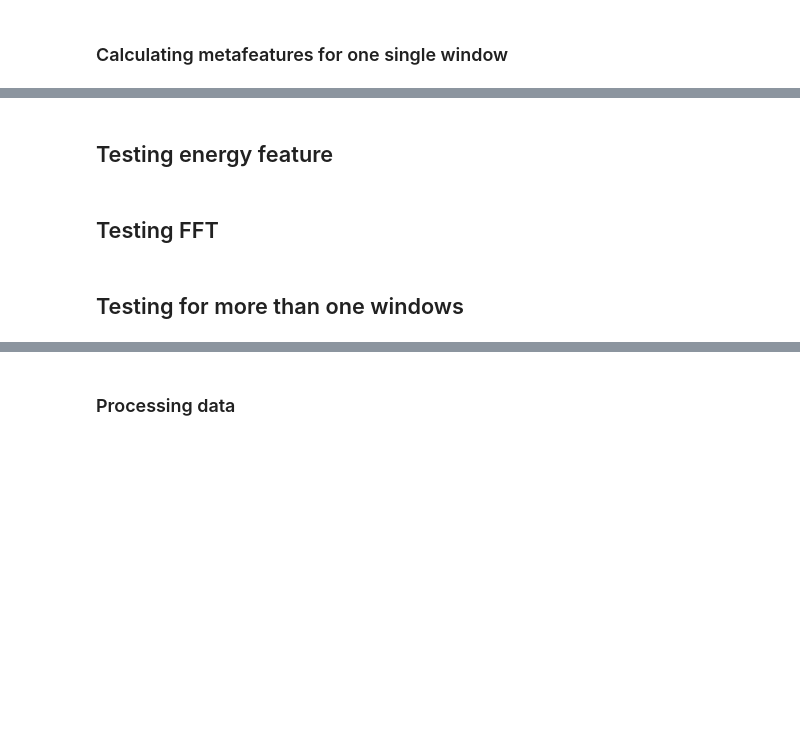
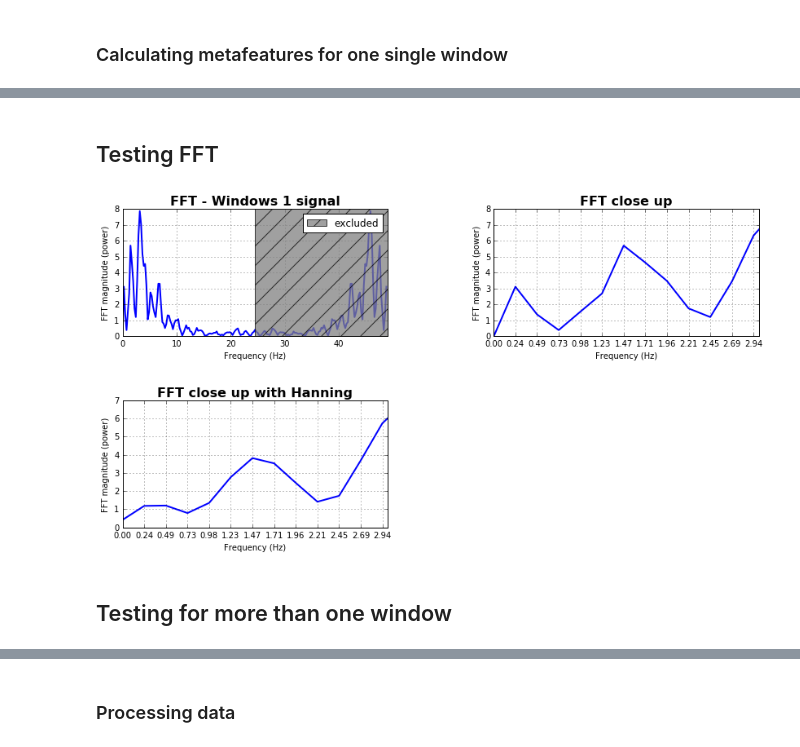
Before and after one commit to ewerlopes/phd_robogame, a Jupyter notebook: data_analysis.ipynb, the cells around one changed output, grey strips where cells are left out. Saved outputs shown, nothing was run; the diff lists cells and outputs as text; code cells hidden in the pictures; blank space fills up the shorter version.

```diff
--- a/data_analysis.ipynb
+++ b/data_analysis.ipynb
@@ -712,2 +807,0 @@ print tabulate(table_rows2.getData(), headers=table_rows2.getHeaders(), numalign
-# %% [markdown]
-## Testing energy feature
@@ -722,9 +809,9 @@ print energy(test)
 ## Testing FFT
 # %%
 from matplotlib import gridspec
-win_number = 0
+win_number = 1
 
-sig = wFrames[win_number]["accZ"].dropna()
+sig = [s/16384.0 for s in wFrames[win_number]["accZ"].dropna()]
 N_samps = len(sig)
 time_interval = 3#secs
 Fs = len(sig)/time_interval           # the range of frequency to look for.
@@ -732,7 +819,7 @@ N_fft = 200                           # Number of bins (chooses granularity)
 T = 1./Fs                             #the period, the sample time, the time after which each data come.
 #t  = np.linspace(0,N_samps*T,N_samps) # N_samps*T (#samples x sample period) is the signal time.
 
-mean_sig = np.ones_like(sig)*mean(sig)
+mean_sig = np.ones_like(sig)*np.mean(sig)
 # remove mean of the signal, for better results.
 sig = sig - mean_sig
 
@@ -761,33 +848,35 @@ ax.grid()
 offset = 1    # just to help the visualization. Nothing important.
 ax2 = fig.add_subplot(222)
 ax2.plot(freq_axis,np.abs(freqsig), lw=2.0, c='b')
 #plt.yscale('log')
 ax2.set_xticks(freq_axis)
 ax2.set_xlim(0,int(Fs/24)+offset)
 ax2.set_title('FFT close up', fontsize= 16, fontweight="bold")
 ax2.set_ylabel('FFT magnitude (power)')
 ax2.set_xlabel('Frequency (Hz)')
 ax2.hold(True)
 ax2.grid()
 
 ##### Close up on the graph of fft with hanning windowing function#######
 # This is the same histogram above, but truncated at the max frequence + an offset.
 offset = 1    # just to help the visualization. Nothing important.
 sig = sig * np.hanning(len(sig))
 freqsig = fft.fft(sig,n=N_fft)
 ax3 = fig.add_subplot(223)
 ax3.plot(freq_axis,np.abs(freqsig), lw=2.0, c='b')
 #plt.yscale('log')
 ax3.set_xticks(freq_axis)
 ax3.set_xlim(0,int(Fs/24)+offset)
 ax3.set_title('FFT close up with Hanning', fontsize= 16, fontweight="bold")
 ax3.set_ylabel('FFT magnitude (power)')
 ax3.set_xlabel('Frequency (Hz)')
 ax3.hold(True)
 ax3.grid()
 
 #print maxInds(sig,200, filterMean= True)
 #print meanFreq(sig,200, filterMean= True)
+# %% [output]
+[figure, added]
 # %% [markdown]
-## Testing for more than one windows
+## Testing for more than one window
 # %%
```
Also changed, not shown: parts of 13 cells of this notebook.
